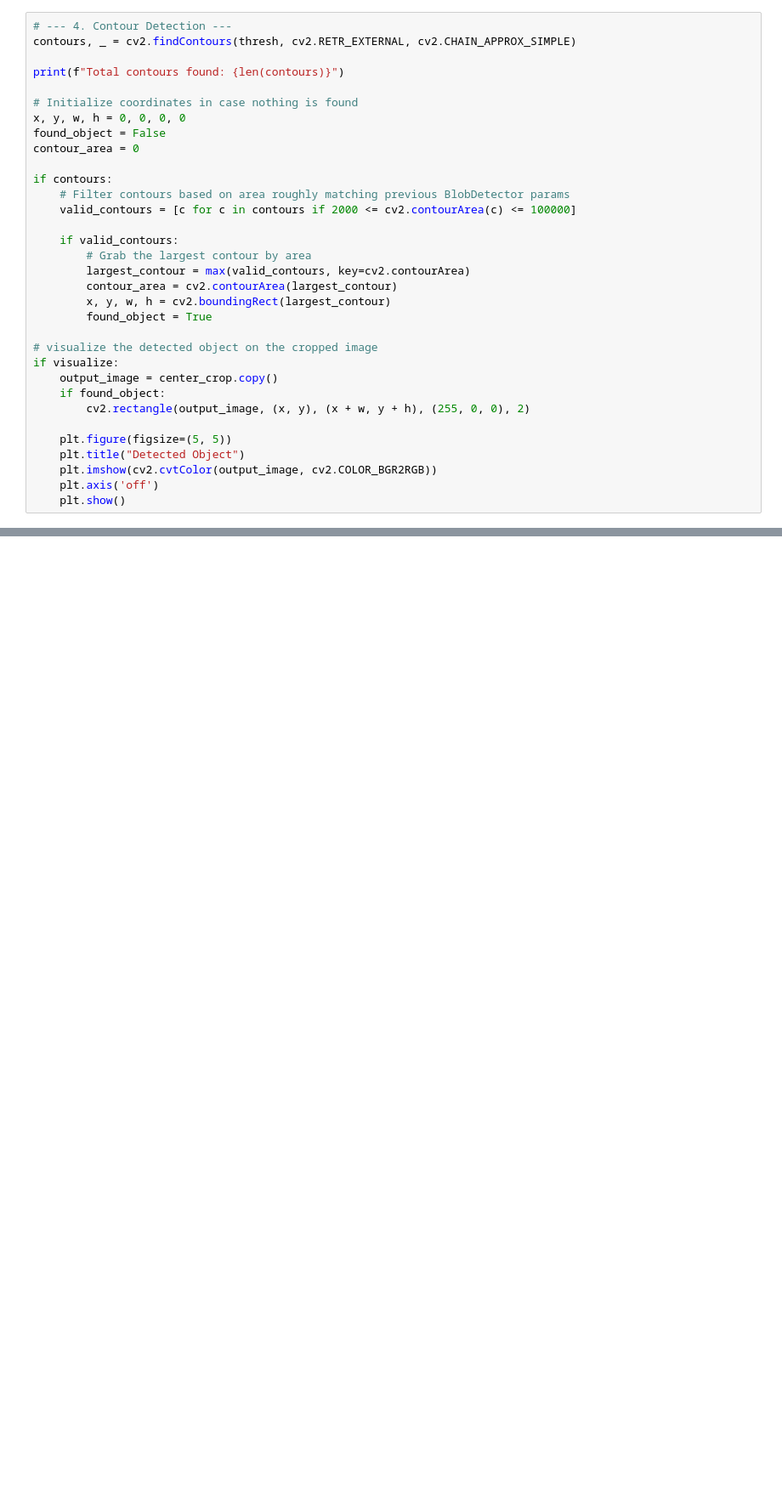
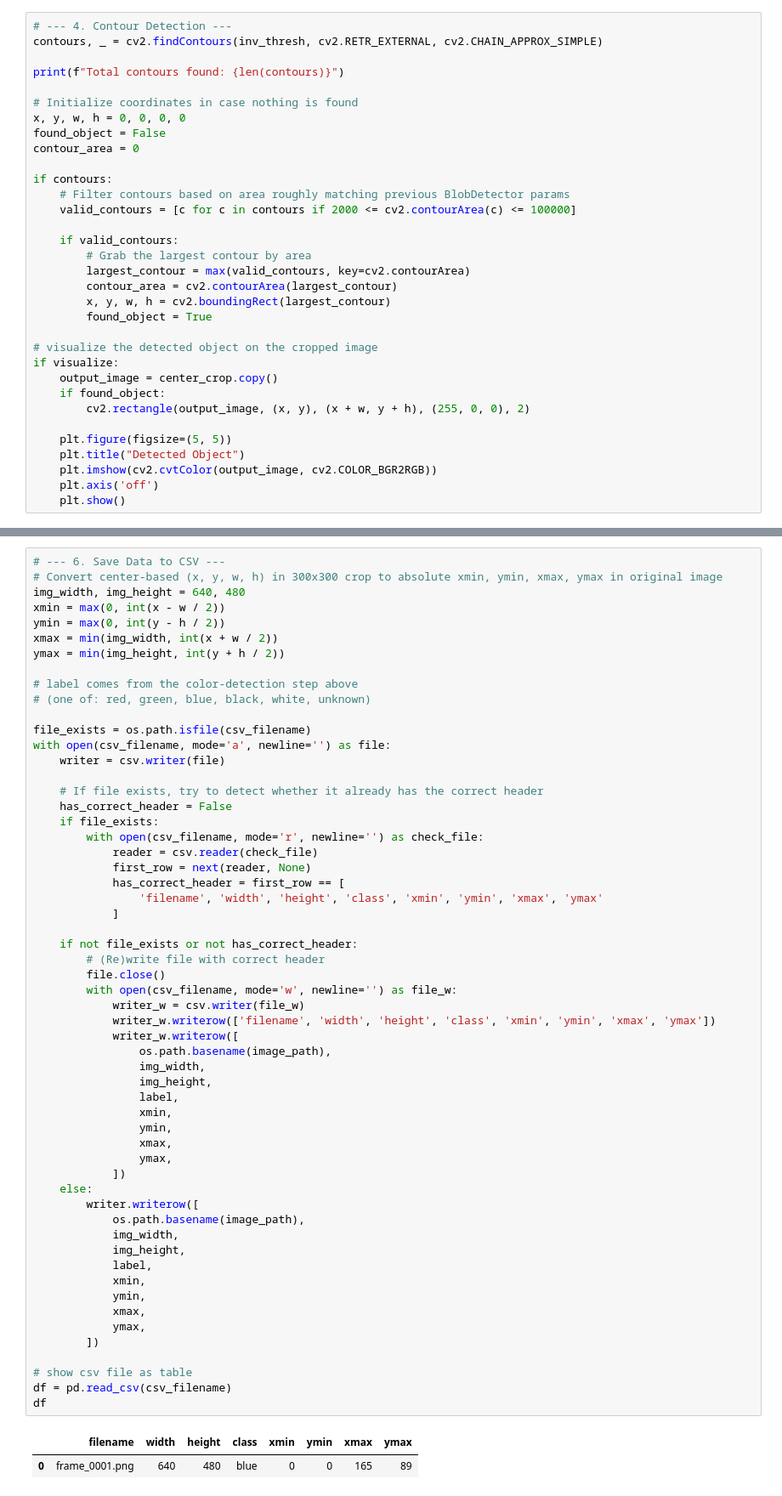
Before and after one commit to ITLab-CC/Sorter, a Jupyter notebook: test.ipynb, the cells around one changed output, grey strips where cells are left out. Shown at 85% size. Drawn from its saved outputs; the diff is of its cells as text; blank space fills up the shorter version.

```diff
--- a/test.ipynb
+++ b/test.ipynb
@@ -110,6 +124,6 @@ if visualize:
 # %%
 # --- 4. Contour Detection ---
-contours, _ = cv2.findContours(thresh, cv2.RETR_EXTERNAL, cv2.CHAIN_APPROX_SIMPLE)
+contours, _ = cv2.findContours(inv_thresh, cv2.RETR_EXTERNAL, cv2.CHAIN_APPROX_SIMPLE)
 
 print(f"Total contours found: {len(contours)}")
 
@@ -189,0 +261,60 @@ Result: Object found at Center=(150, 150), Area=89401.0
+# %%
+# --- 6. Save Data to CSV ---
+# Convert center-based (x, y, w, h) in 300x300 crop to absolute xmin, ymin, xmax, ymax in original image
+img_width, img_height = 640, 480
+xmin = max(0, int(x - w / 2))
+ymin = max(0, int(y - h / 2))
+xmax = min(img_width, int(x + w / 2))
+ymax = min(img_height, int(y + h / 2))
+
+# label comes from the color-detection step above
+# (one of: red, green, blue, black, white, unknown)
+
+file_exists = os.path.isfile(csv_filename)
+with open(csv_filename, mode='a', newline='') as file:
+    writer = csv.writer(file)
+
+    # If file exists, try to detect whether it already has the correct header
+    has_correct_header = False
+    if file_exists:
+        with open(csv_filename, mode='r', newline='') as check_file:
+            reader = csv.reader(check_file)
+            first_row = next(reader, None)
+            has_correct_header = first_row == [
+                'filename', 'width', 'height', 'class', 'xmin', 'ymin', 'xmax', 'ymax'
+            ]
+
+    if not file_exists or not has_correct_header:
+        # (Re)write file with correct header
+        file.close()
+        with open(csv_filename, mode='w', newline='') as file_w:
+            writer_w = csv.writer(file_w)
+            writer_w.writerow(['filename', 'width', 'height', 'class', 'xmin', 'ymin', 'xmax', 'ymax'])
+            writer_w.writerow([
+                os.path.basename(image_path),
+                img_width,
+                img_height,
+                label,
+                xmin,
+                ymin,
+                xmax,
+                ymax,
+            ])
+    else:
+        writer.writerow([
+            os.path.basename(image_path),
+            img_width,
+            img_height,
+            label,
+            xmin,
+            ymin,
+            xmax,
+            ymax,
+        ])
+
+# show csv file as table
+df = pd.read_csv(csv_filename)
+df
+# %% [output]
+|  | filename | width | height | class | xmin | ymin | xmax | ymax |
+| 0 | frame_0001.png | 640 | 480 | blue | 0 | 0 | 165 | 89 |
```
Also changed, not shown: parts of 7 cells of this notebook, 1 other file.
